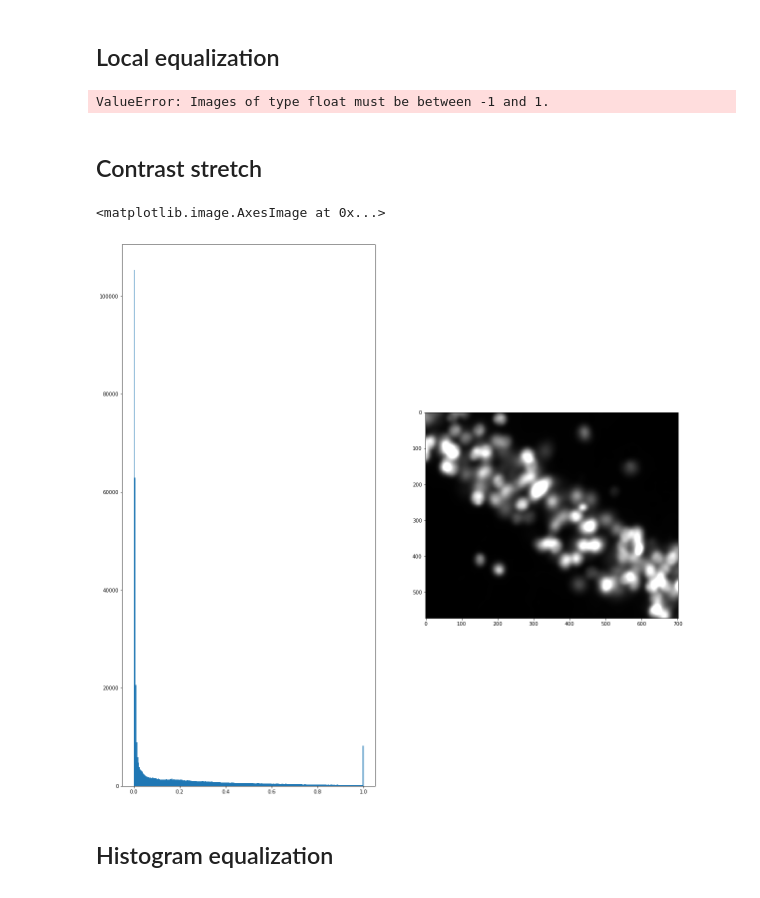
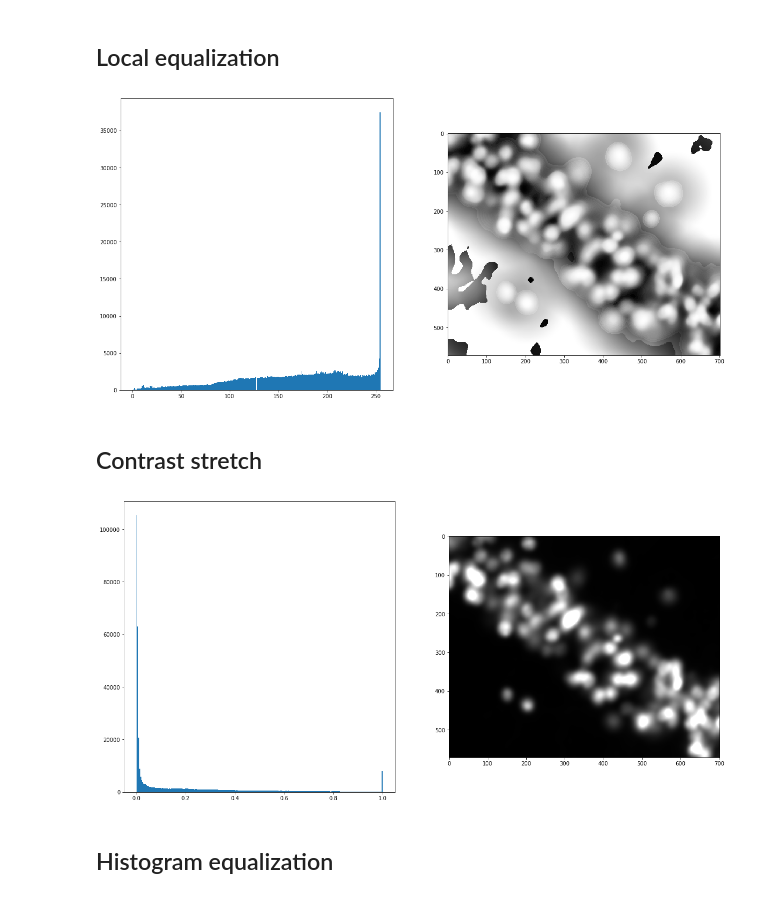
Before and after one commit to kpuhger/count-cellula, a Jupyter notebook: notebooks/HEQ & segmentation.ipynb, the cells around one changed output. Cells and saved outputs as stored; diff of their text form; code cells hidden in the pictures.

```diff
--- a/notebooks/HEQ & segmentation.ipynb
+++ b/notebooks/HEQ & segmentation.ipynb
@@ -18,6 +24,13 @@ img = sk.io.imread(img_file)
 img.shape
 # %% [output]
 (15, 572, 702)
+# %%
+# convenience function for plotting histogram and image together
+def img_hist(image):
+
+    f, ax = plt.subplots(ncols=2, figsize=(20,10));
+    ax[0].hist(image.ravel(), bins=256)
+    ax[1].imshow(image, cmap='gray')
 # %%
 f, ax = plt.subplots(1,1, figsize=(20,20))
 ax.imshow(img[9, :, :], cmap='gray');
@@ -31,13 +44,13 @@ plt.hist(test_img.ravel(), bins=256);
 # %%
 def gaussian_blur(image, sigma):
     # must convert image to float for this to work in a loop (unknown reason)
-    image = (image*1.0)/255.0
+    image = (image*1.0)/np.max(image)
     img_gaussian = np.empty_like(image)
     for i in range(len(image)):
         img_gaussian[i,:,:] = filters.gaussian(image[i,:,:], sigma)
     return img_gaussian
 # %%
 test_blur_stack = gaussian_blur(img, 5)
-test_blur_single = test_blur[9, :, :]
+test_blur_single = test_blur_stack[9, :, :]
 plt.hist(test_blur_single.ravel(), bins=256);
 # %% [output]
@@ -49,23 +59,20 @@ plt.hist(test_blur_single.ravel(), bins=256);
 # Comparing HEQ methods
 # %% [markdown]
 ## Local equalization
-# %%
-from skimage.filters import rank
-from skimage.morphology import disk
-rank.equalize(test_blur[9, :, :], selem=disk(5))
-# %% [output]
-ValueError: Images of type float must be between -1 and 1.
+# %%
+img_rank_eq = rank.equalize(test_blur_single, selem=disk(75))
+
+img_hist(img_rank_eq)
+# %% [output]
+[figure, added]
 # %% [markdown]
 ## Contrast stretch
 # %%
 p2, p98 = np.percentile(test_blur_single, (2, 98))
 img_rescale = exposure.rescale_intensity(test_blur_single, in_range=(p2, p98))
 
-f, ax = plt.subplots(1,2, figsize=(20,20));
-ax[0].hist(img_rescale.ravel(), bins=256)
-ax[1].imshow(img_rescale, cmap='gray')
+img_hist(img_rescale)
 # %% [output]
-<matplotlib.image.AxesImage at 0x...>
-[figure, old version]
+[figure, new version]
 # %% [markdown]
 ## Histogram equalization
```
Also changed, not shown: parts of 12 cells of this notebook.
